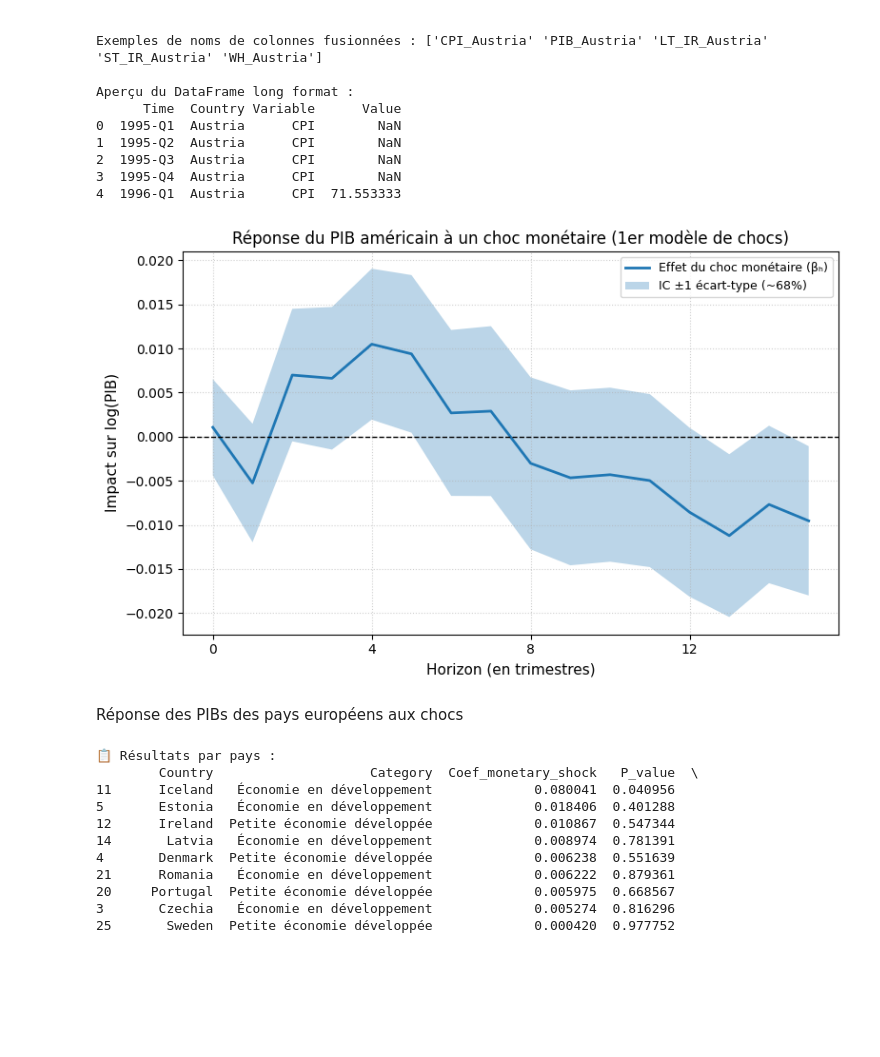
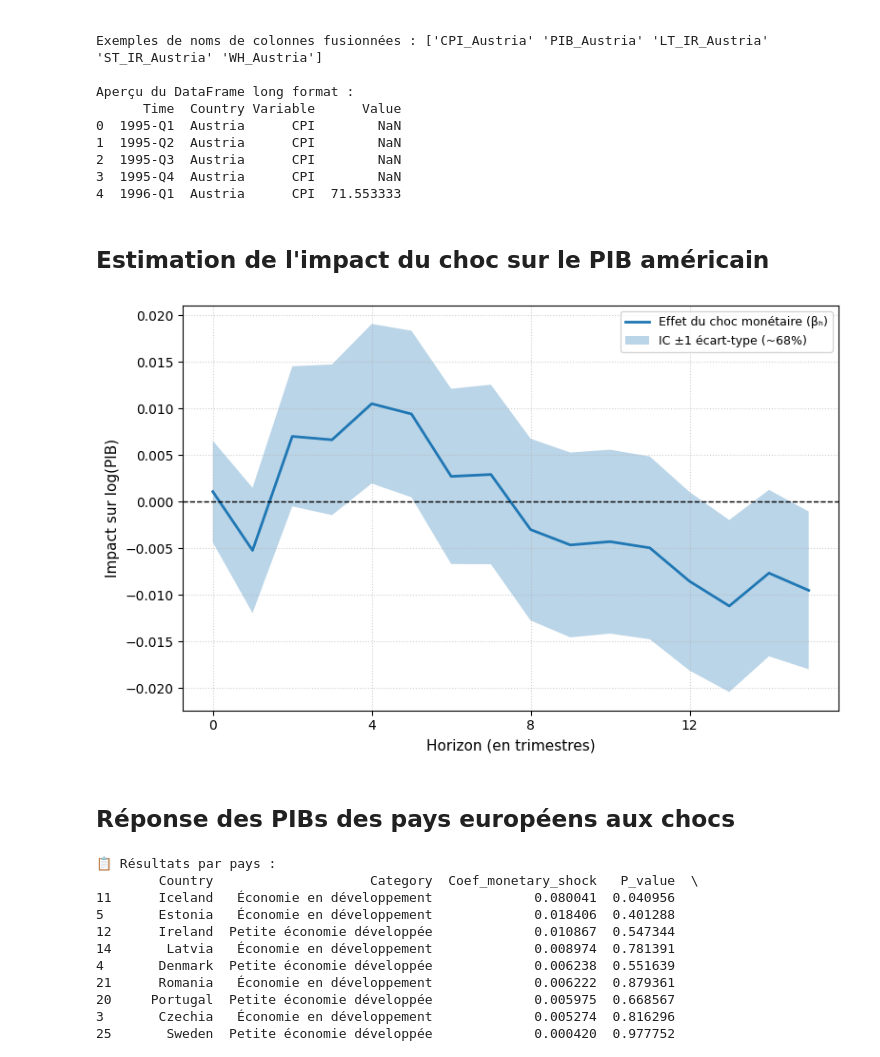
Before and after one commit to enriquealarcon01/Stat-App, a Jupyter notebook: modèle/modèle US.ipynb, the cells around one changed output. Drawn from its saved outputs; the diff is of its cells as text; code cells hidden in the pictures; blank space fills up the shorter version.

```diff
--- a/modèle/modèle US.ipynb
+++ b/modèle/modèle US.ipynb
@@ -150,7 +150,7 @@ X = sm.add_constant(X)
 model = sm.OLS(Y, X).fit()
 
 # Extraire les résidus comme chocs monétaires
-data_US_clean['monetary_shocks'] = model.resid
+data_US_clean['monetary_shocks_4lags'] = model.resid
 
 # Afficher le résumé de la régression
 print(model.summary())
@@ -161,7 +161,7 @@ with open("regression_results4 US.tex", "w") as f:
 
 
 # Sauvegarder les résultats dans un fichier CSV
-data_US_clean[['time', 'monetary_shocks']].to_csv('identified_monetary_shocks.csv', index=False)
+data_US_clean[['time', 'monetary_shocks_4lags']].to_csv('identified_monetary_shocks.csv', index=False)
 
 # Exporter les résultats de la régression en latex
 with open("regression_results_US.tex", "w") as f:
@@ -209,7 +209,7 @@ X = sm.add_constant(X)
 model = sm.OLS(Y, X).fit()
 model_1=model
 # Extraire les résidus comme chocs monétaires
-data_US_clean['monetary_shocks'] = model.resid
+data_US_clean['monetary_shocks_4lags'] = model.resid
 
 # Fonction pour ajouter les étoiles de significativité
 def significance_stars(pval):
@@ -901,6 +901,8 @@ Aperçu du DataFrame long format :
 # %%
 #data
 #df_target
+# %% [markdown]
+## Estimation de l'impact du choc sur le PIB américain
 # %%
 
 H = 15  # nombre d'horizons
@@ -956,35 +958,34 @@ for h in range(H + 1):
 # ======================================
 lower = [b - s for b, s in zip(betas, stderr_list)]
 upper = [b + s for b, s in zip(betas, stderr_list)]
 
 # ======================================
 # 4) Tracé de la Fonction de Réponse (IRF)
 # ======================================
 horizons = range(H + 1)
 
 plt.figure(figsize=(8, 5))
 
 # Courbe principale : coefficient βᵣ
 plt.plot(horizons, betas, linewidth=2, label="Effet du choc monétaire (βₕ)")
 
 # Intervalle de confiance
 plt.fill_between(horizons, lower, upper, alpha=0.3, label="IC ±1 écart-type (~68%)")
 
 # Ligne horizontale à 0
 plt.axhline(0, color='black', linestyle='--', linewidth=1)
 
 # Mise en forme
-plt.title("Réponse du PIB américain à un choc monétaire (1er modèle de chocs)", fontsize=12)
 plt.xlabel("Horizon (en trimestres)", fontsize=11)
 plt.ylabel("Impact sur log(PIB)", fontsize=11)
 plt.xticks(np.arange(0, H+1, step=4))
 plt.grid(True, linestyle=':', alpha=0.6)
 plt.legend(loc="best", fontsize=9)
 plt.tight_layout()
 plt.savefig("reponse US gdp1.png", dpi=300)
 plt.show()
 # %% [output]
-[figure, old version]
+[figure, new version]
 # %% [markdown]
-Réponse des PIBs des pays européens aux chocs
+## Réponse des PIBs des pays européens aux chocs
 # %%
```
Also changed, not shown: parts of 6 cells of this notebook, 8 other files.
